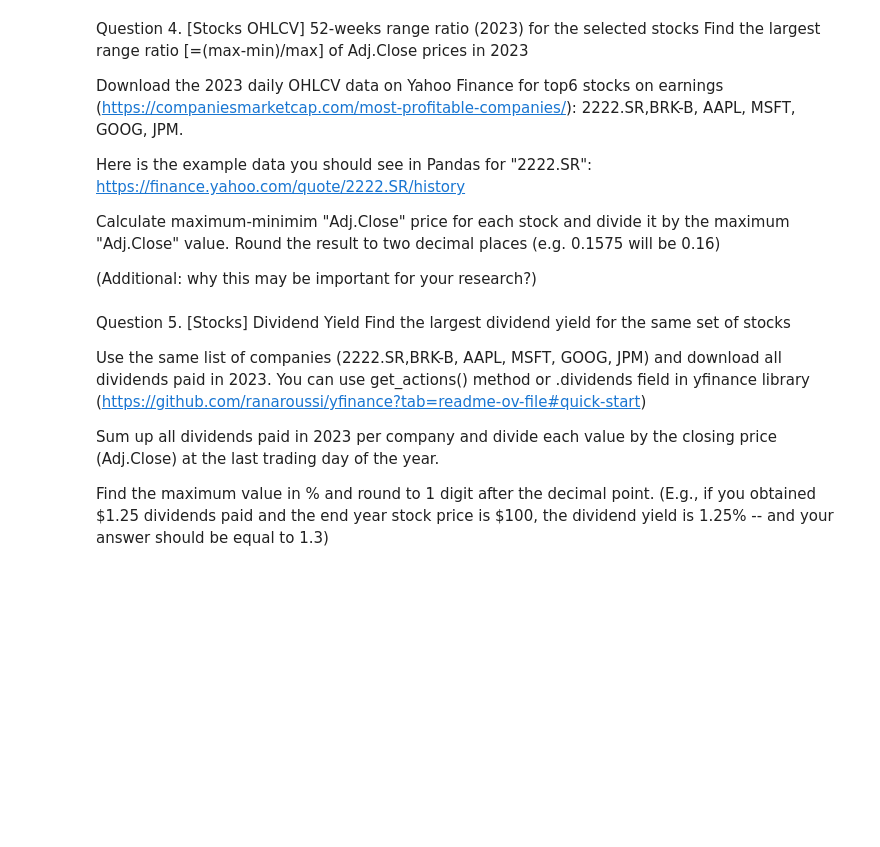
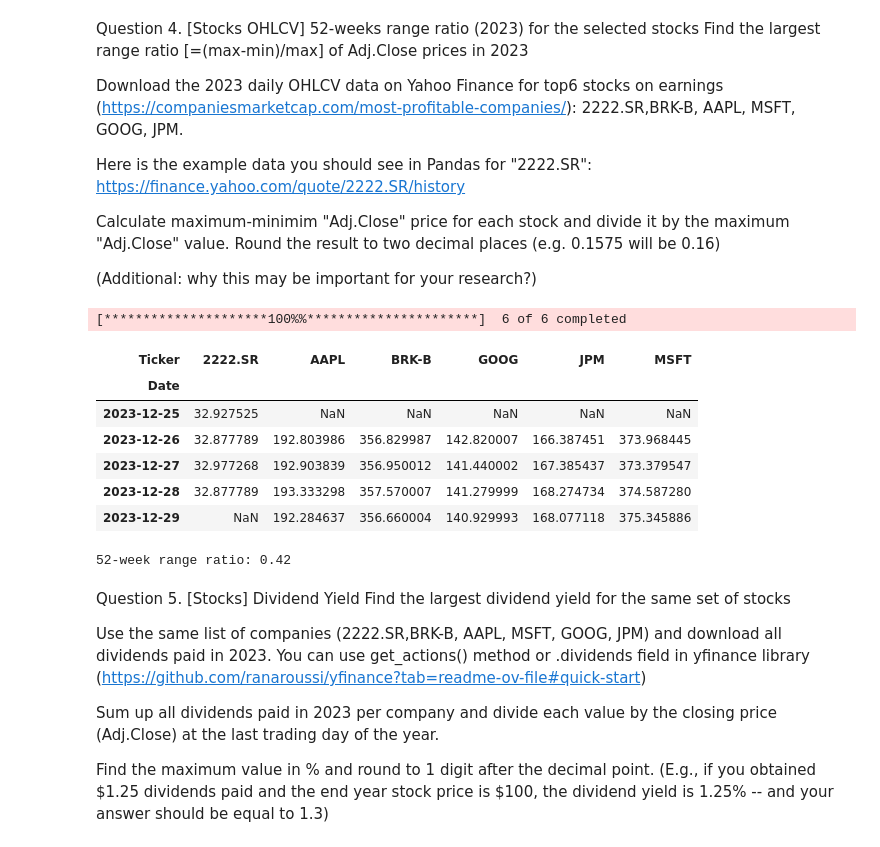
Before and after one commit to daniellegaither/stock-markets-analytics-zoomcamp, a Jupyter notebook: 01-intro-and-data-sources/Module01_homework.ipynb, the cells around one changed output. Drawn from its saved outputs; the diff is of its cells as text; code cells hidden in the pictures; blank space fills up the shorter version.

```diff
--- a/01-intro-and-data-sources/Module01_homework.ipynb
+++ b/01-intro-and-data-sources/Module01_homework.ipynb
@@ -30,6 +163,31 @@ Here is the example data you should see in Pandas for "2222.SR": https://finance
 Calculate maximum-minimim "Adj.Close" price for each stock and divide it by the maximum "Adj.Close" value. Round the result to two decimal places (e.g. 0.1575 will be 0.16)
 
 (Additional: why this may be important for your research?)
+# %%
+start = date(2023, 1, 1)
+end = date(2023, 12, 31)
+big6 = yf.download("2222.SR BRK-B AAPL MSFT GOOG JPM", start, end)
+big6['Adj Close'].tail()
+# %% [output]
+[*********************100%%**********************]  6 of 6 completed
+| Ticker | 2222.SR | AAPL | BRK-B | GOOG | JPM | MSFT |
+| Date |  |  |  |  |  |  |
+| 2023-12-25 | 32.927525 | NaN | NaN | NaN | NaN | NaN |
+| 2023-12-26 | 32.877789 | 192.803986 | 356.829987 | 142.820007 | 166.387451 | 373.968445 |
+| 2023-12-27 | 32.977268 | 192.903839 | 356.950012 | 141.440002 | 167.385437 | 373.379547 |
+| 2023-12-28 | 32.877789 | 193.333298 | 357.570007 | 141.279999 | 168.274734 | 374.587280 |
+| 2023-12-29 | NaN | 192.284637 | 356.660004 | 140.929993 | 168.077118 | 375.345886 |
+# %%
+sr22_ratio = (big6['Adj Close']['2222.SR'].max() - big6['Adj Close']['2222.SR'].min()) / big6['Adj Close']['2222.SR'].max()
+brkb_ratio = (big6['Adj Close']['BRK-B'].max() - big6['Adj Close']['BRK-B'].min()) / big6['Adj Close']['BRK-B'].max()
+aapl_ratio = (big6['Adj Close']['AAPL'].max() - big6['Adj Close']['AAPL'].min()) / big6['Adj Close']['AAPL'].max()
+msft_ratio = (big6['Adj Close']['MSFT'].max() - big6['Adj Close']['MSFT'].min()) / big6['Adj Close']['MSFT'].max()
+goog_ratio = (big6['Adj Close']['GOOG'].max() - big6['Adj Close']['GOOG'].min()) / big6['Adj Close']['GOOG'].max()
+jpm_ratio = (big6['Adj Close']['JPM'].max() - big6['Adj Close']['JPM'].min()) / big6['Adj Close']['JPM'].max()
+max_ratio = max(sr22_ratio, brkb_ratio, aapl_ratio, msft_ratio, goog_ratio, jpm_ratio)
+print(f"52-week range ratio: {round(max_ratio, 2)}")
+# %% [output]
+52-week range ratio: 0.42
 # %% [markdown]
 Question 5. [Stocks] Dividend Yield
 Find the largest dividend yield for the same set of stocks
```
Also changed, not shown: parts of 15 cells of this notebook.
